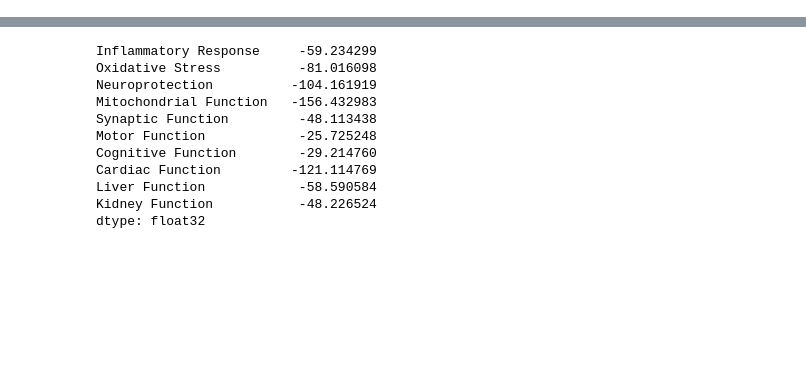
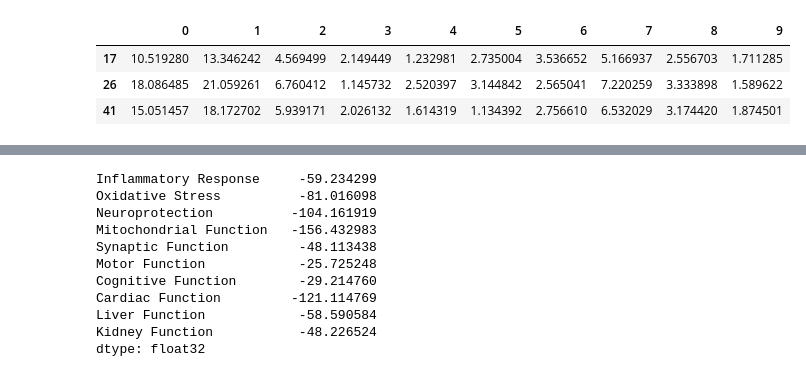
Before and after one commit to JamesSykes314/MO-BED_sharing, a Jupyter notebook: mice9_10_open_2-new_obj_fns3.ipynb, the cells around one changed output, grey strips where cells are left out. Drawn from its saved outputs; the diff is of its cells as text; code cells hidden in the pictures; blank space fills up the shorter version.

```diff
--- a/mice9_10_open_2-new_obj_fns3.ipynb
+++ b/mice9_10_open_2-new_obj_fns3.ipynb
@@ -86,3 +108,10 @@ var_names = X_name_list + Y_name_list
+# %%
+res1[(res1.iloc[:,0]>5) & (res1.iloc[:,1]>10) & (res1.iloc[:,2]>4) & (res1.iloc[:,3]>1) & (res1.iloc[:,4]>1) & (res1.iloc[:,5]>1) & (res1.iloc[:,6]>1.5) & (res1.iloc[:,7]>5) & (res1.iloc[:,8]>2) & (res1.iloc[:,9]>1)]
+# %% [output]
+|  | 0 | 1 | 2 | 3 | 4 | 5 | 6 | 7 | 8 | 9 |
+| 17 | 10.519280 | 13.346242 | 4.569499 | 2.149449 | 1.232981 | 2.735004 | 3.536652 | 5.166937 | 2.556703 | 1.711285 |
+| 26 | 18.086485 | 21.059261 | 6.760412 | 1.145732 | 2.520397 | 3.144842 | 2.565041 | 7.220259 | 3.333898 | 1.589622 |
+| 41 | 15.051457 | 18.172702 | 5.939171 | 2.026132 | 1.614319 | 1.134392 | 2.756610 | 6.532029 | 3.174420 | 1.874501 |
 # %%
 # Get the information of the design space
 n_dim = len(X_name_list) # the dimension of inputs
```
Also changed, not shown: parts of 6 cells of this notebook, 6 other files.
